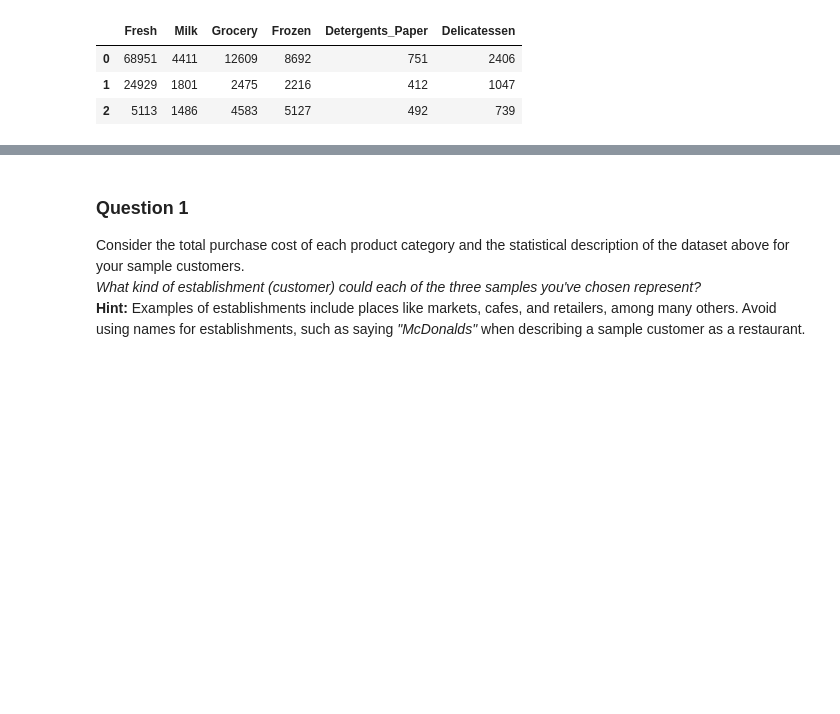
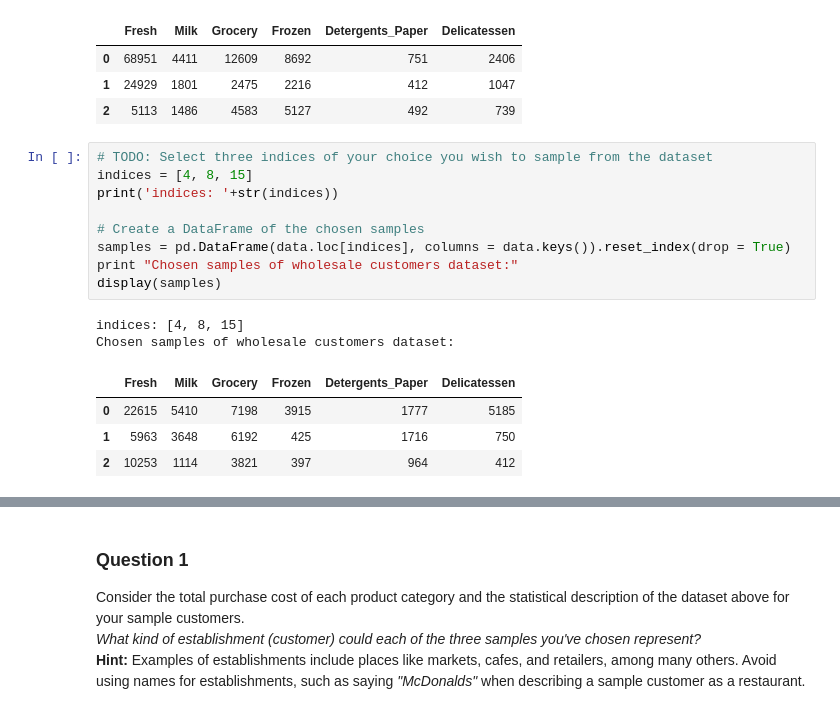
Before and after one commit to deepakrohilla13/machine-learning-excercise, a Jupyter notebook: customer_segments/customer_segments.ipynb, the cells around one changed output, grey strips where cells are left out. Drawn from its saved outputs; the diff is of its cells as text; blank space fills up the shorter version.

```diff
--- a/customer_segments/customer_segments.ipynb
+++ b/customer_segments/customer_segments.ipynb
@@ -91,3 +92,19 @@ Chosen samples of wholesale customers dataset:
 | 0 | 68951 | 4411 | 12609 | 8692 | 751 | 2406 |
 | 1 | 24929 | 1801 | 2475 | 2216 | 412 | 1047 |
 | 2 | 5113 | 1486 | 4583 | 5127 | 492 | 739 |
+# %%
+# TODO: Select three indices of your choice you wish to sample from the dataset
+indices = [4, 8, 15]
+print('indices: '+str(indices))
+
+# Create a DataFrame of the chosen samples
+samples = pd.DataFrame(data.loc[indices], columns = data.keys()).reset_index(drop = True)
+print "Chosen samples of wholesale customers dataset:"
+display(samples)
+# %% [output]
+indices: [4, 8, 15]
+Chosen samples of wholesale customers dataset:
+|  | Fresh | Milk | Grocery | Frozen | Detergents_Paper | Delicatessen |
+| 0 | 22615 | 5410 | 7198 | 3915 | 1777 | 5185 |
+| 1 | 5963 | 3648 | 6192 | 425 | 1716 | 750 |
+| 2 | 10253 | 1114 | 3821 | 397 | 964 | 412 |
```
Also changed, not shown: parts of 3 cells of this notebook.
